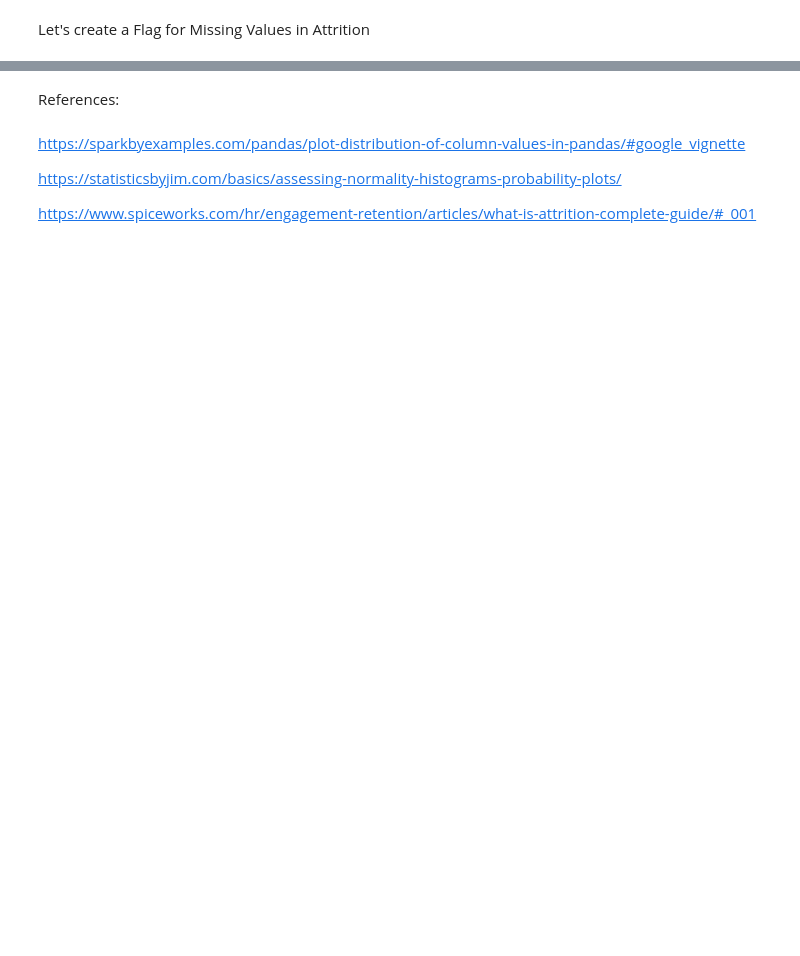
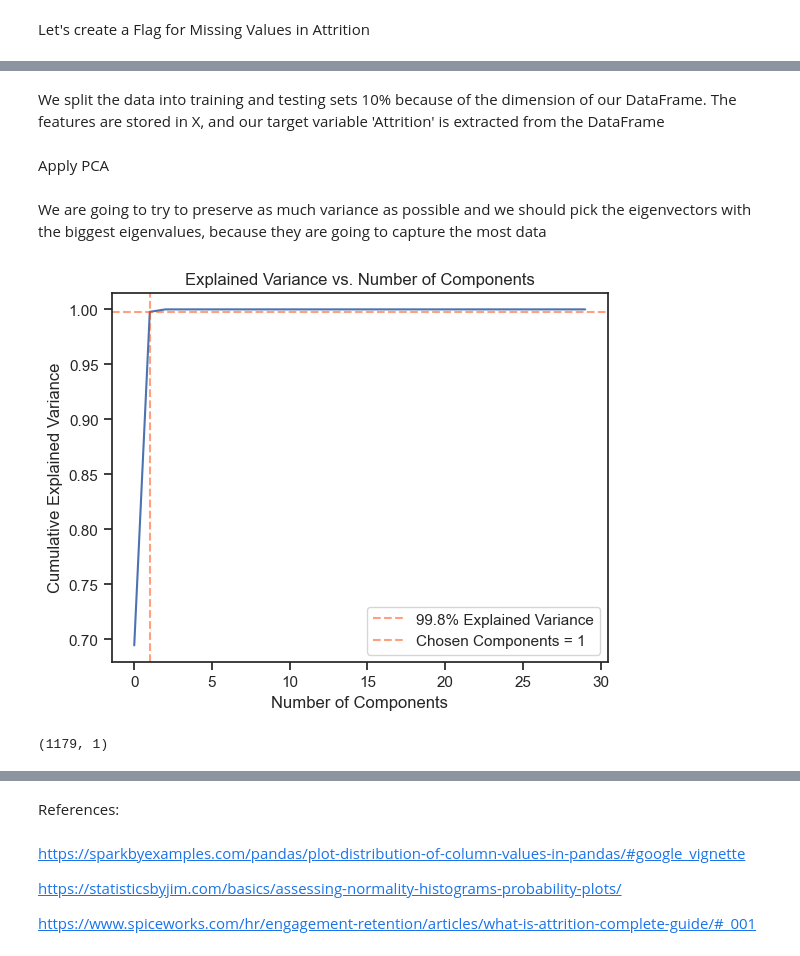
Before and after one commit to riccardopossier/Continuous-Assessment, a Jupyter notebook: Machine_Learning_CA2.ipynb, the cells around one changed output, grey strips where cells are left out. Cells and saved outputs as stored; diff of their text form; code cells hidden in the pictures; blank space fills up the shorter version.

```diff
--- a/Machine_Learning_CA2.ipynb
+++ b/Machine_Learning_CA2.ipynb
@@ -404,0 +551,3 @@ for feature in n_f:
+# %%
+numerical_columns = X.select_dtypes(include=['int64', 'int32', 'float64', 'bool']).columns
+categorical_columns = X.select_dtypes(include=['object']).columns
@@ -404,0 +562,3 @@ for feature in n_f:
+# %%
+label_encoder = LabelEncoder()
+X[categorical_columns] = X[categorical_columns].apply(label_encoder.fit_transform)
@@ -404,0 +567,2 @@ for feature in n_f:
+# %%
+X = pd.get_dummies(X, columns=['Gender', 'Over18', 'OverTime'], drop_first=True)
@@ -404,0 +571,6 @@ for feature in n_f:
+# %% [markdown]
+We split the data into training and testing sets 10% because of the dimension of our DataFrame. The features are stored in X, and our target variable 'Attrition' is extracted from the DataFrame
+# %%
+X_train, X_test, y_train, y_test = train_test_split(X, df['Attrition'], test_size=0.1, random_state=42)
+# %% [markdown]
+Apply PCA
@@ -404,0 +579,18 @@ for feature in n_f:
+# %% [markdown]
+We are going to try to preserve as much variance as possible and we should pick the eigenvectors with the biggest eigenvalues, because they are going to capture the most data
+# %%
+pca = PCA()
+X_pca = pca.fit_transform(X_train)
+
+plt.plot(np.cumsum(pca.explained_variance_ratio_))
+plt.xlabel('Number of Components')
+plt.ylabel('Cumulative Explained Variance')
+plt.title('Explained Variance vs. Number of Components')
+plt.axhline(0.998, color='orangered', alpha=0.5, ls='--', label='99.8% Explained Variance')
+
+chosen_components = 1
+plt.axvline(chosen_components, color='orangered', alpha=0.5, ls='--', label=f'Chosen Components = {chosen_components}')
+plt.legend()
+plt.show()
+# %% [output]
+[figure, added]
@@ -404,0 +600,4 @@ for feature in n_f:
+# %%
+projected.shape
+# %% [output]
+(1179, 1)
```
Also changed, not shown: parts of 52 cells of this notebook, 1 other file.
